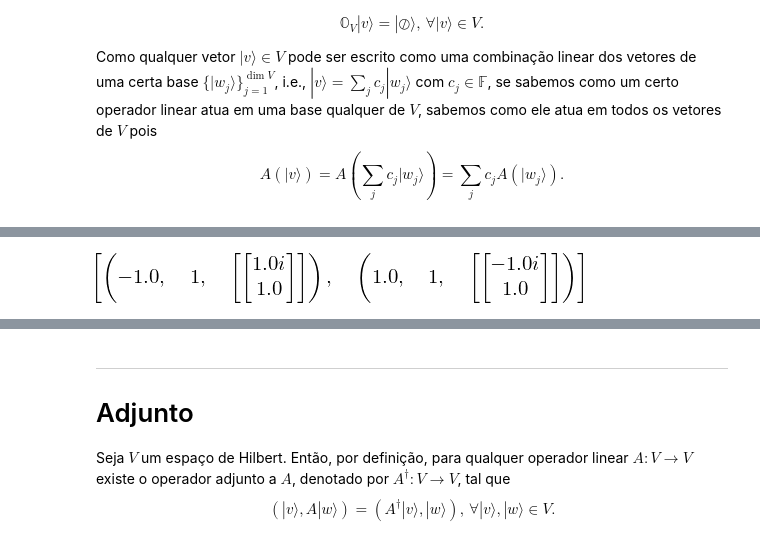
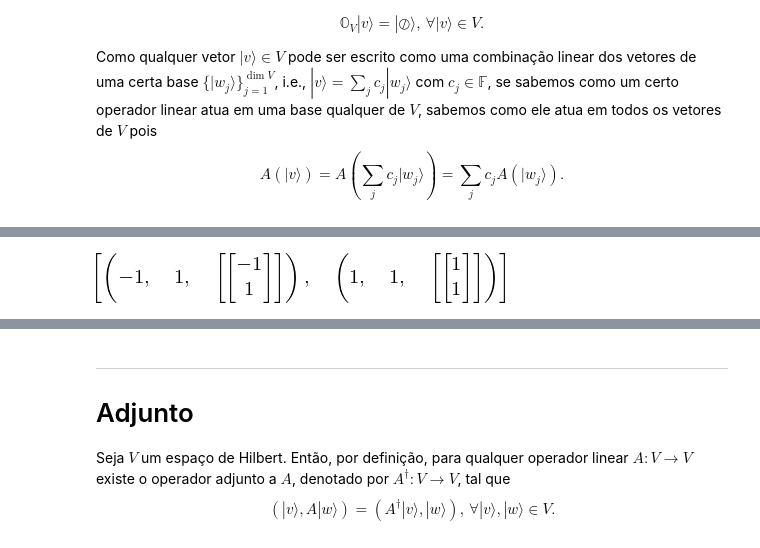
Before and after one commit to jonasmaziero/algebra_linear, a Jupyter notebook: 03_operators.ipynb, the cells around one changed output, grey strips where cells are left out. Cells and saved outputs as stored; diff of their text form; code cells hidden in the pictures.

```diff
--- a/03_operators.ipynb
+++ b/03_operators.ipynb
@@ -137,9 +161,6 @@ que possui $n$ raízes complexas, que são os autovalores de $A$.
 # %%
-a,b,c,d = symbols("a b c d")
-#A = Matrix([[a,b],[c,d]])
-A = Matrix([[0,-1j],[1j,0]])
-#A
-A.eigenvects()
 # Na lista abaixo aparecem (autovalor, multiplicidade, autovetor)
+a,b,c,d = symbols("a b c d"); #A = Matrix([[a,b],[c,d]]); A.eigenvects()
+A = Matrix([[0,1],[1,0]]); A.eigenvects()
 # %% [output]
-[figure, old version]
+[figure, new version]
```
Also changed, not shown: parts of 9 cells of this notebook.
